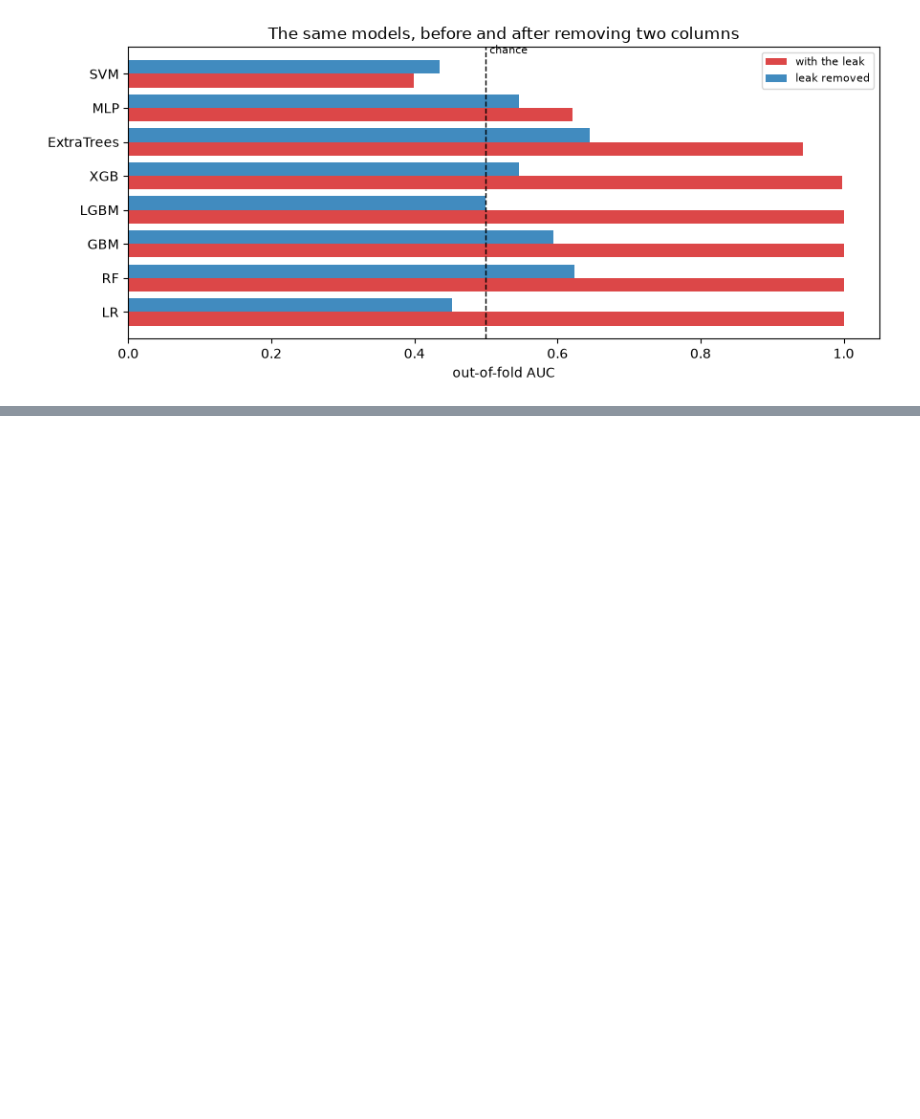
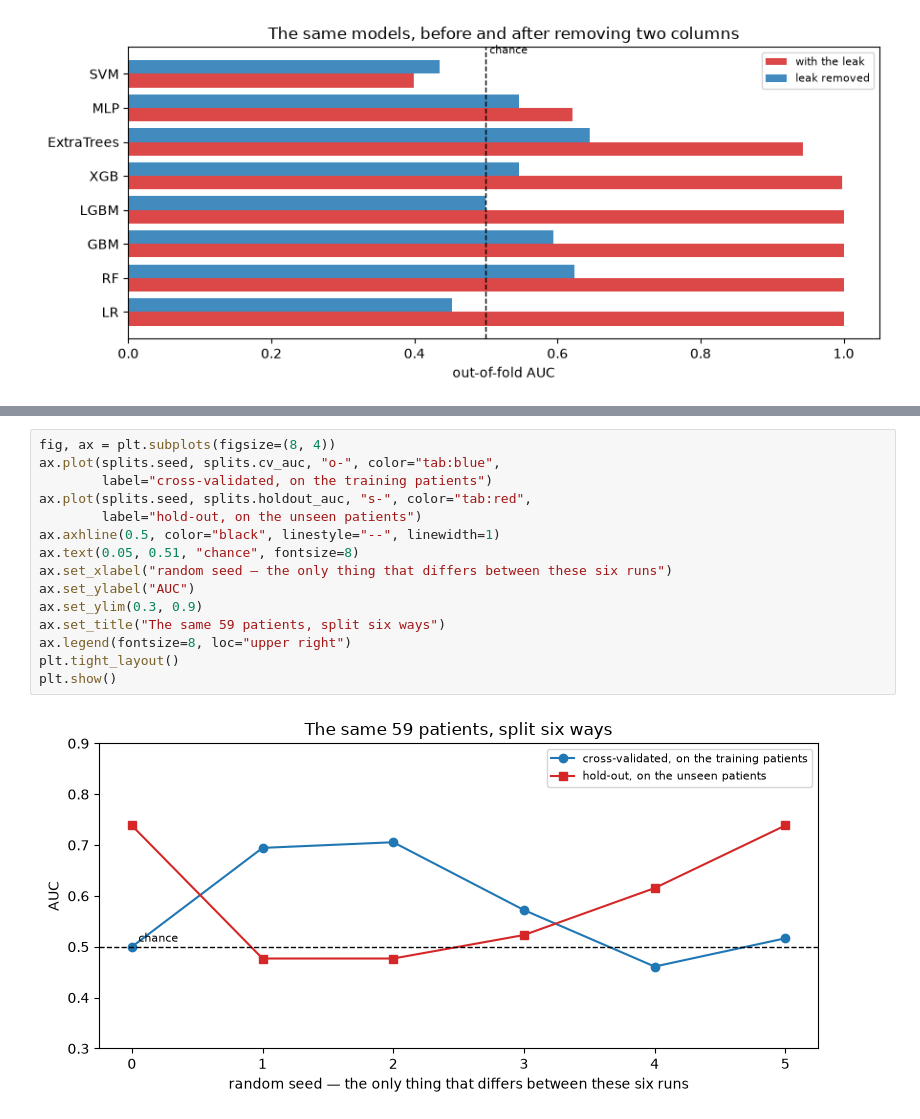
Before and after one commit to choilab-jefferson/medimage, a Jupyter notebook: Chapter12_Classification.ipynb, the cells around one changed output, grey strips where cells are left out. Cells and saved outputs as stored; diff of their text form; blank space fills up the shorter version.

```diff
--- a/Chapter12_Classification.ipynb
+++ b/Chapter12_Classification.ipynb
@@ -354,0 +395,17 @@ looks like a finding.
+# %%
+fig, ax = plt.subplots(figsize=(8, 4))
+ax.plot(splits.seed, splits.cv_auc, "o-", color="tab:blue",
+        label="cross-validated, on the training patients")
+ax.plot(splits.seed, splits.holdout_auc, "s-", color="tab:red",
+        label="hold-out, on the unseen patients")
+ax.axhline(0.5, color="black", linestyle="--", linewidth=1)
+ax.text(0.05, 0.51, "chance", fontsize=8)
+ax.set_xlabel("random seed — the only thing that differs between these six runs")
+ax.set_ylabel("AUC")
+ax.set_ylim(0.3, 0.9)
+ax.set_title("The same 59 patients, split six ways")
+ax.legend(fontsize=8, loc="upper right")
+plt.tight_layout()
+plt.show()
+# %% [output]
+[figure, added]
```
Also changed, not shown: parts of 5 cells of this notebook, 3 other files.
